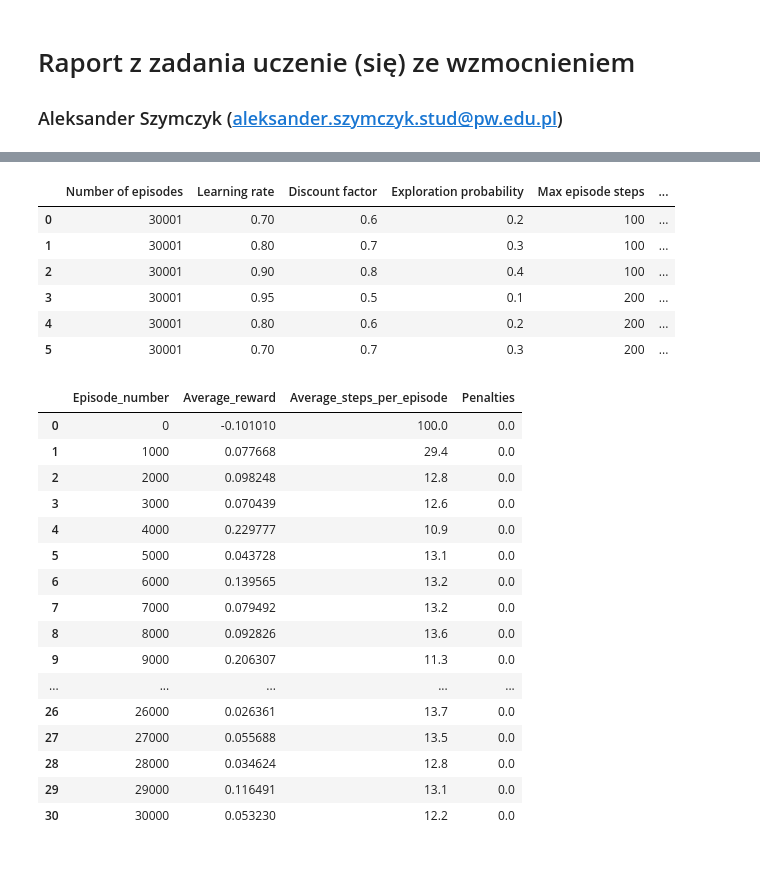
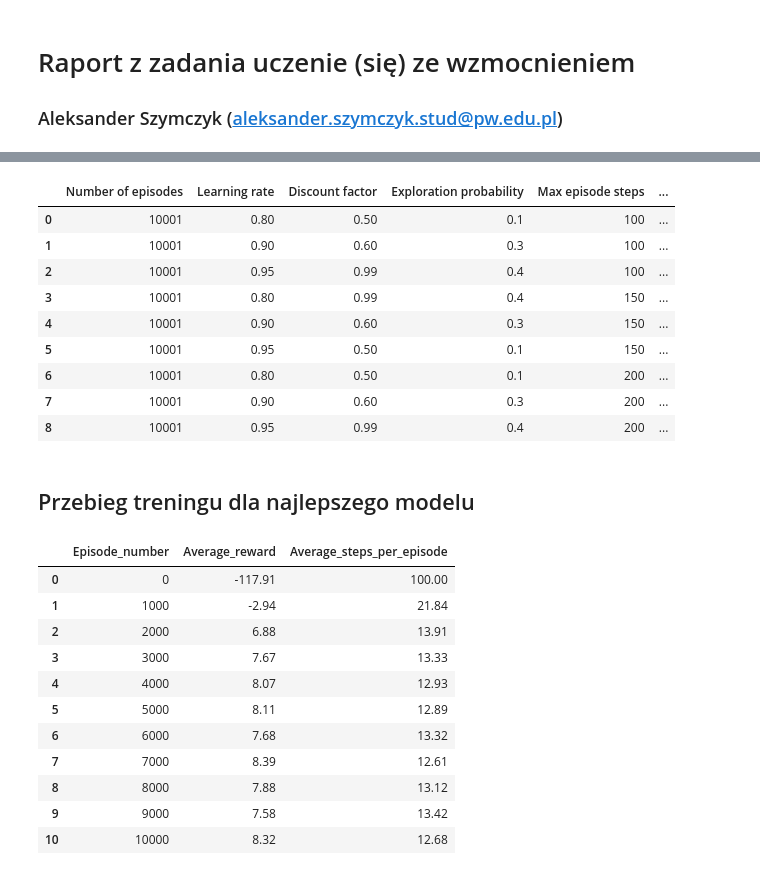
Before and after one commit to AtarSander/artificial-intelligence-from-scratch, a Jupyter notebook: Zad6/raport.ipynb, the cells around one changed output, grey strips where cells are left out. Saved outputs shown, nothing was run; the diff lists cells and outputs as text; code cells hidden in the pictures.

```diff
--- a/Zad6/raport.ipynb
+++ b/Zad6/raport.ipynb
@@ -8,39 +13,39 @@ from experiment import experiment, visualize
 # %%
 env = gym.make("Taxi-v3", render_mode='rgb_array').env
-LEARNING_RATES = [0.7, 0.8, 0.9, 0.95, 0.8, 0.7]
-DISCOUNT_FACTORS = [0.6, 0.7, 0.8, 0.5, 0.6, 0.7]
-EXPLORATION_PROBABILITY = [0.2, 0.3, 0.4, 0.1, 0.2, 0.3]
-MAX_EPISODE_STEPS = [100, 100, 100, 200, 200, 200]
-NUMBER_EPISODES = [30001 for _ in range(6)]
+LEARNING_RATES = [0.8, 0.9, 0.95, 0.8, 0.9, 0.95, 0.8, 0.9, 0.95]
+DISCOUNT_FACTORS = [0.5, 0.6, 0.7, 0.7, 0.6, 0.5, 0.5, 0.6, 0.7]
+EXPLORATION_PROBABILITY = [0.1, 0.3, 0.4, 0.4, 0.3, 0.1, 0.1, 0.3, 0.4]
+MAX_EPISODE_STEPS = [100, 100, 100, 150, 150, 150, 200, 200, 200]
+NUMBER_EPISODES = [10001 for _ in range(9)]
 results, best_model_training, best_q_table = experiment(env, LEARNING_RATES, DISCOUNT_FACTORS, EXPLORATION_PROBABILITY, MAX_EPISODE_STEPS, NUMBER_EPISODES)
 df = pd.DataFrame(results)
 df
 # %% [output]
 |  | Number of episodes | Learning rate | Discount factor | Exploration probability | Max episode steps | ... |
-| 0 | 30001 | 0.70 | 0.6 | 0.2 | 100 | ... |
-| 1 | 30001 | 0.80 | 0.7 | 0.3 | 100 | ... |
-| 2 | 30001 | 0.90 | 0.8 | 0.4 | 100 | ... |
-| 3 | 30001 | 0.95 | 0.5 | 0.1 | 200 | ... |
-| 4 | 30001 | 0.80 | 0.6 | 0.2 | 200 | ... |
-| 5 | 30001 | 0.70 | 0.7 | 0.3 | 200 | ... |
+| 0 | 10001 | 0.80 | 0.50 | 0.1 | 100 | ... |
+| 1 | 10001 | 0.90 | 0.60 | 0.3 | 100 | ... |
+| 2 | 10001 | 0.95 | 0.99 | 0.4 | 100 | ... |
+| 3 | 10001 | 0.80 | 0.99 | 0.4 | 150 | ... |
+| 4 | 10001 | 0.90 | 0.60 | 0.3 | 150 | ... |
+| 5 | 10001 | 0.95 | 0.50 | 0.1 | 150 | ... |
+| 6 | 10001 | 0.80 | 0.50 | 0.1 | 200 | ... |
+| 7 | 10001 | 0.90 | 0.60 | 0.3 | 200 | ... |
+| 8 | 10001 | 0.95 | 0.99 | 0.4 | 200 | ... |
+# %% [markdown]
+## Przebieg treningu dla najlepszego modelu
 # %%
 df2 = pd.DataFrame(best_model_training)
 df2
 # %% [output]
-|  | Episode_number | Average_reward | Average_steps_per_episode | Penalties |
-| 0 | 0 | -0.101010 | 100.0 | 0.0 |
-| 1 | 1000 | 0.077668 | 29.4 | 0.0 |
-| 2 | 2000 | 0.098248 | 12.8 | 0.0 |
-| 3 | 3000 | 0.070439 | 12.6 | 0.0 |
-| 4 | 4000 | 0.229777 | 10.9 | 0.0 |
-| 5 | 5000 | 0.043728 | 13.1 | 0.0 |
-| 6 | 6000 | 0.139565 | 13.2 | 0.0 |
-| 7 | 7000 | 0.079492 | 13.2 | 0.0 |
-| 8 | 8000 | 0.092826 | 13.6 | 0.0 |
-| 9 | 9000 | 0.206307 | 11.3 | 0.0 |
-| ... | ... | ... | ... | ... |
-| 26 | 26000 | 0.026361 | 13.7 | 0.0 |
-| 27 | 27000 | 0.055688 | 13.5 | 0.0 |
-| 28 | 28000 | 0.034624 | 12.8 | 0.0 |
-| 29 | 29000 | 0.116491 | 13.1 | 0.0 |
-| 30 | 30000 | 0.053230 | 12.2 | 0.0 |
+|  | Episode_number | Average_reward | Average_steps_per_episode |
+| 0 | 0 | -117.91 | 100.00 |
+| 1 | 1000 | -2.94 | 21.84 |
+| 2 | 2000 | 6.88 | 13.91 |
+| 3 | 3000 | 7.67 | 13.33 |
+| 4 | 4000 | 8.07 | 12.93 |
+| 5 | 5000 | 8.11 | 12.89 |
+| 6 | 6000 | 7.68 | 13.32 |
+| 7 | 7000 | 8.39 | 12.61 |
+| 8 | 8000 | 7.88 | 13.12 |
+| 9 | 9000 | 7.58 | 13.42 |
+| 10 | 10000 | 8.32 | 12.68 |
```
Also changed, not shown: parts of 8 cells of this notebook, 2 other files.
